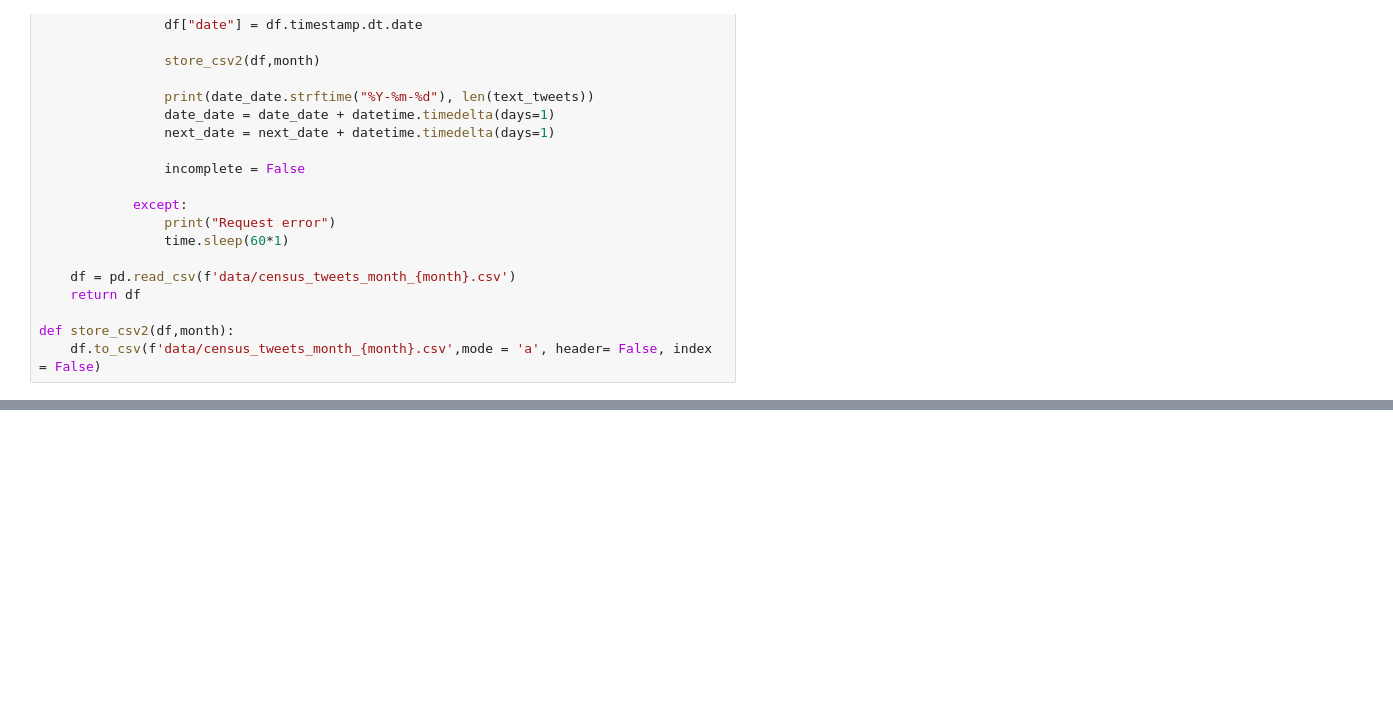
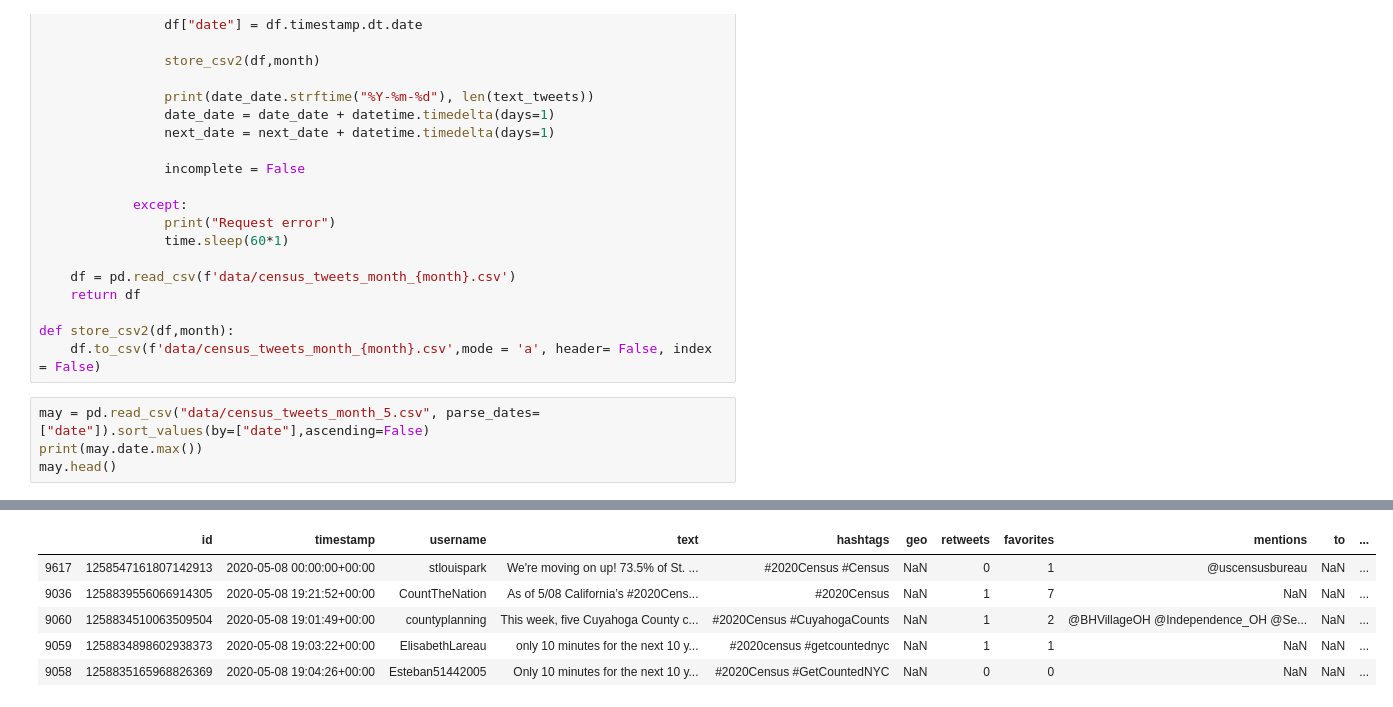
Before and after one commit to bwliv/NewsCounts-2020Census_tweets, a Jupyter notebook: oldTweets.ipynb, the cells around one changed output, grey strips where cells are left out. Saved outputs shown, nothing was run; the diff lists cells and outputs as text; blank space fills up the shorter version.

```diff
--- a/oldTweets.ipynb
+++ b/oldTweets.ipynb
@@ -82,3 +48,8 @@ def get_month_tweets2(month,query,start_day=1):
 
 def store_csv2(df,month):
     df.to_csv(f'data/census_tweets_month_{month}.csv',mode = 'a', header= False, index = False)
+# %%
+may = pd.read_csv("data/census_tweets_month_5.csv", parse_dates=["date"]).sort_values(by=["date"],ascending=False)
+print(may.date.max())
+may.head()
+# %% [output]
@@ -85,2 +57,8 @@ def store_csv2(df,month):
+|  | id | timestamp | username | text | hashtags | geo | retweets | favorites | mentions | to | ... |
+| 9617 | 1258547161807142913 | 2020-05-08 00:00:00+00:00 | stlouispark | We're moving on up! 73.5% of St. ... | #2020Census #Census | NaN | 0 | 1 | @uscensusbureau | NaN | ... |
+| 9036 | 1258839556066914305 | 2020-05-08 19:21:52+00:00 | CountTheNation | As of 5/08 California’s #2020Cens... | #2020Census | NaN | 1 | 7 | NaN | NaN | ... |
+| 9060 | 1258834510063509504 | 2020-05-08 19:01:49+00:00 | countyplanning | This week, five Cuyahoga County c... | #2020Census #CuyahogaCounts | NaN | 1 | 2 | @BHVillageOH @Independence_OH @Se... | NaN | ... |
+| 9059 | 1258834898602938373 | 2020-05-08 19:03:22+00:00 | ElisabethLareau | only 10 minutes for the next 10 y... | #2020census #getcountednyc | NaN | 1 | 1 | NaN | NaN | ... |
+| 9058 | 1258835165968826369 | 2020-05-08 19:04:26+00:00 | Esteban51442005 | Only 10 minutes for the next 10 y... | #2020Census #GetCountedNYC | NaN | 0 | 0 | NaN | NaN | ... |
 # %%
 text_query = "#2020census OR #census2020"
```
Also changed, not shown: parts of 3 cells of this notebook, 2 other files.
